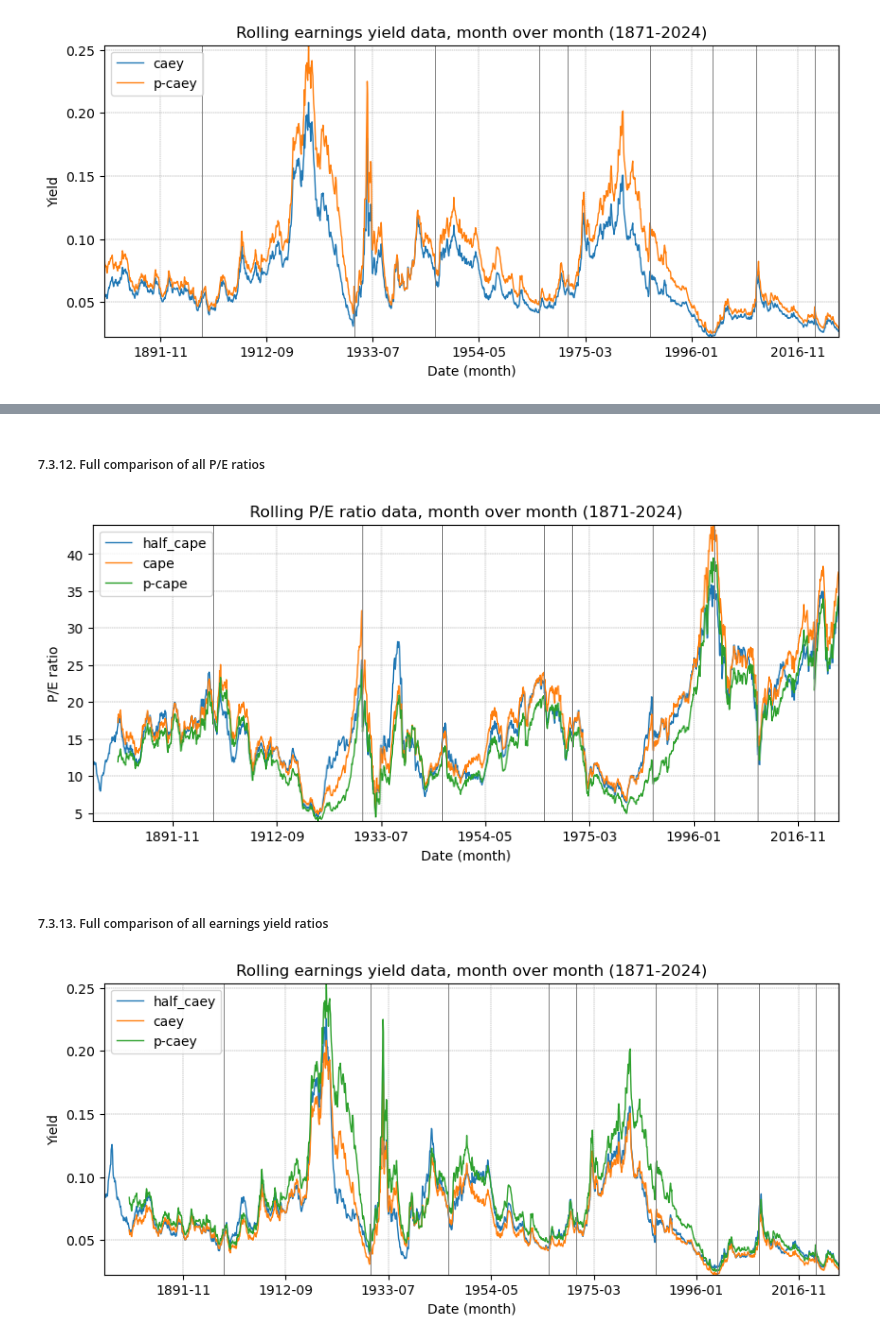
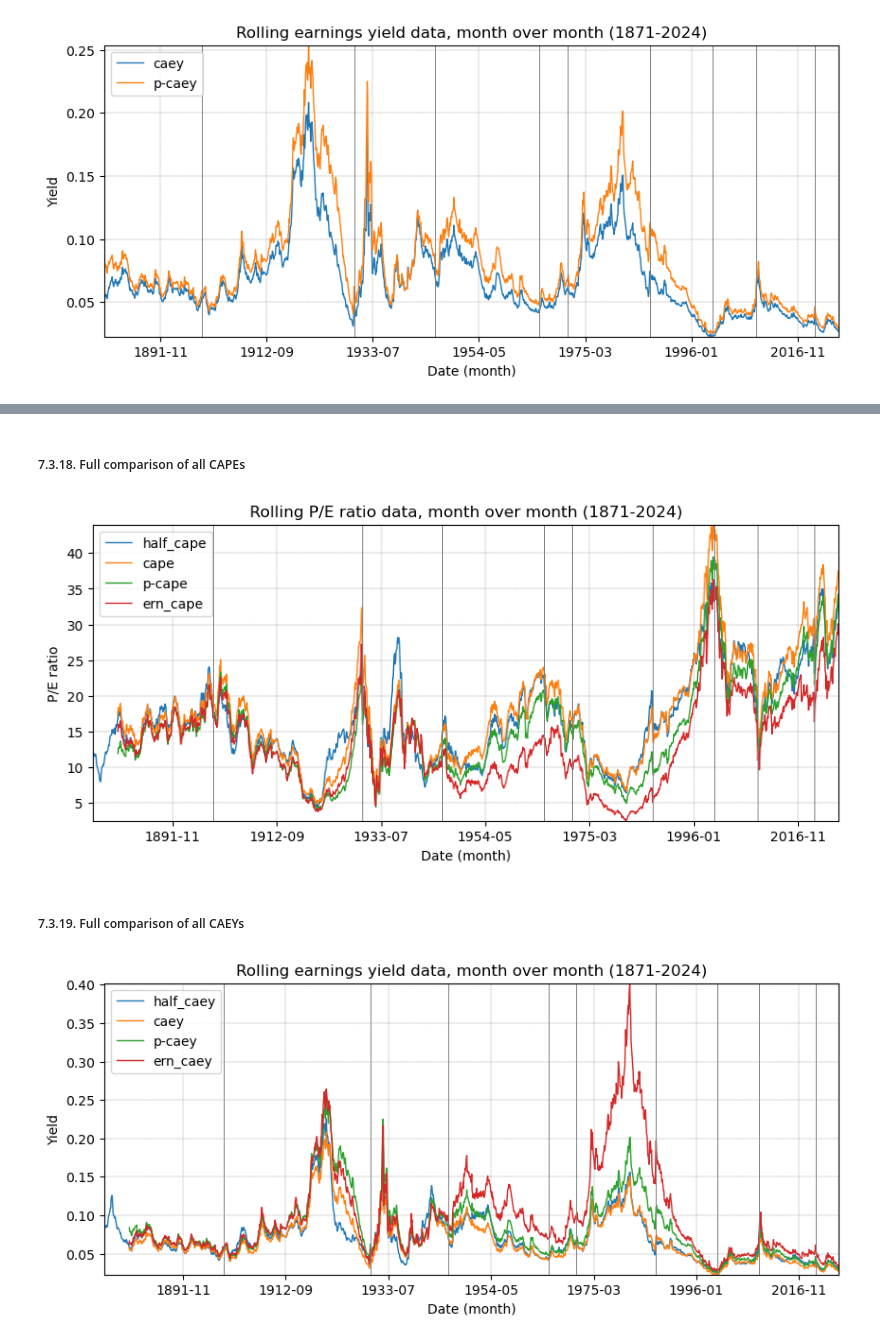
Before and after one commit to chiragbharadwaj/kasai, a Jupyter notebook: analysis/derivations/capes.ipynb, the cells around one changed output, grey strips where cells are left out. Saved outputs shown, nothing was run; the diff lists cells and outputs as text; code cells hidden in the pictures.

Commit message:
fix(notebooks): updated capes notebook with ERN cape calculations (and augmented derived data)

```diff
--- a/analysis/derivations/capes.ipynb
+++ b/analysis/derivations/capes.ipynb
@@ -357,0 +449,3 @@ ratios_df[[DATE_COL, PRICE_COL, DIVIDENDS_COL, EARNINGS_COL, P_CAEY_COL]]
+# %%
+tax_df[ERN_CAPE_COL] = ern_cape(tax_df, 120)
+tax_df[[DATE_COL, PRICE_COL, DIVIDENDS_COL, EARNINGS_COL, ERN_CAPE_COL]]
@@ -357,0 +468,3 @@ ratios_df[[DATE_COL, PRICE_COL, DIVIDENDS_COL, EARNINGS_COL, P_CAEY_COL]]
+# %%
+tax_df[ERN_CAEY_COL] = 1.0 / tax_df[ERN_CAPE_COL]
+tax_df[[DATE_COL, PRICE_COL, DIVIDENDS_COL, EARNINGS_COL, ERN_CAEY_COL]]
@@ -366,10 +493,17 @@ COL_MAP = {
   CAEY_COL: "caey",
   P_CAPE_COL: "p-cape",
   P_CAEY_COL: "p-caey",
+  ERN_CAPE_COL: "ern_cape",
+  ERN_CAEY_COL: "ern_caey",
 }
 # %%
 capes_df = \
-  ratios_df[[DATE_COL, H_CAPE_COL, H_CAEY_COL, CAPE_COL, CAEY_COL, P_CAPE_COL, P_CAEY_COL]]
+  pd.merge(
+    ratios_df[[DATE_COL, H_CAPE_COL, H_CAEY_COL, CAPE_COL, CAEY_COL, P_CAPE_COL, P_CAEY_COL]],
+    tax_df[[DATE_COL, ERN_CAPE_COL, ERN_CAEY_COL]],
+    on=DATE_COL,
+    how='inner',
+  )
 # %% [markdown]
 #### 6.1. Rename columns to simplified versions of themselves
 # %%
@@ -874,7 +1176,7 @@ plt.show()
 # %% [markdown]
-##### 7.3.12. Full comparison of all P/E ratios
+##### 7.3.18. Full comparison of all CAPEs
 # %%
-capes_df.plot(x=DATE_COL, y=["half_cape", "cape", "p-cape"], lw=1.0, figsize=(10,4))
+capes_df.plot(x=DATE_COL, y=["half_cape", "cape", "p-cape", "ern_cape"], lw=1.0, figsize=(10,4))
 plt.axvline(x=348.0, ls='-', lw=0.7, c='gray')
 plt.axvline(x=706.0, ls='-', lw=0.7, c='gray')
 plt.axvline(x=896.0, ls='-', lw=0.7, c='gray')
@@ -891,25 +1193,25 @@ plt.grid(ls='--', lw=0.3, c='gray')
 plt.margins(0)
 plt.show()
 # %% [output]
-[figure, old version]
+[figure, new version]
 # %% [markdown]
-##### 7.3.13. Full comparison of all earnings yield ratios
+##### 7.3.19. Full comparison of all CAEYs
 # %%
-capes_df.plot(x=DATE_COL, y=["half_caey", "caey", "p-caey"], lw=1.0, figsize=(10,4))
+capes_df.plot(x=DATE_COL, y=["half_caey", "caey", "p-caey", "ern_caey"], lw=1.0, figsize=(10,4))
 plt.axvline(x=348.0, ls='-', lw=0.7, c='gray')
 plt.axvline(x=706.0, ls='-', lw=0.7, c='gray')
 plt.axvline(x=896.0, ls='-', lw=0.7, c='gray')
 plt.axvline(x=1141.0, ls='-', lw=0.7, c='gray')
 plt.axvline(x=1208.0, ls='-', lw=0.7, c='gray')
 plt.axvline(x=1402.0, ls='-', lw=0.7, c='gray')
 plt.axvline(x=1550.0, ls='-', lw=0.7, c='gray')
 plt.axvline(x=1653.0, ls='-', lw=0.7, c='gray')
 plt.axvline(x=1790.0, ls='-', lw=0.7, c='gray')
 plt.title("Rolling earnings yield data, month over month (1871-2024)")
 plt.xlabel("Date (month)")
 plt.ylabel("Yield")
 plt.grid(ls='--', lw=0.3, c='gray')
 plt.margins(0)
 plt.show()
 # %% [output]
-[figure, old version]
+[figure, new version]
```
Also changed, not shown: parts of 27 cells of this notebook, 2 other files.
